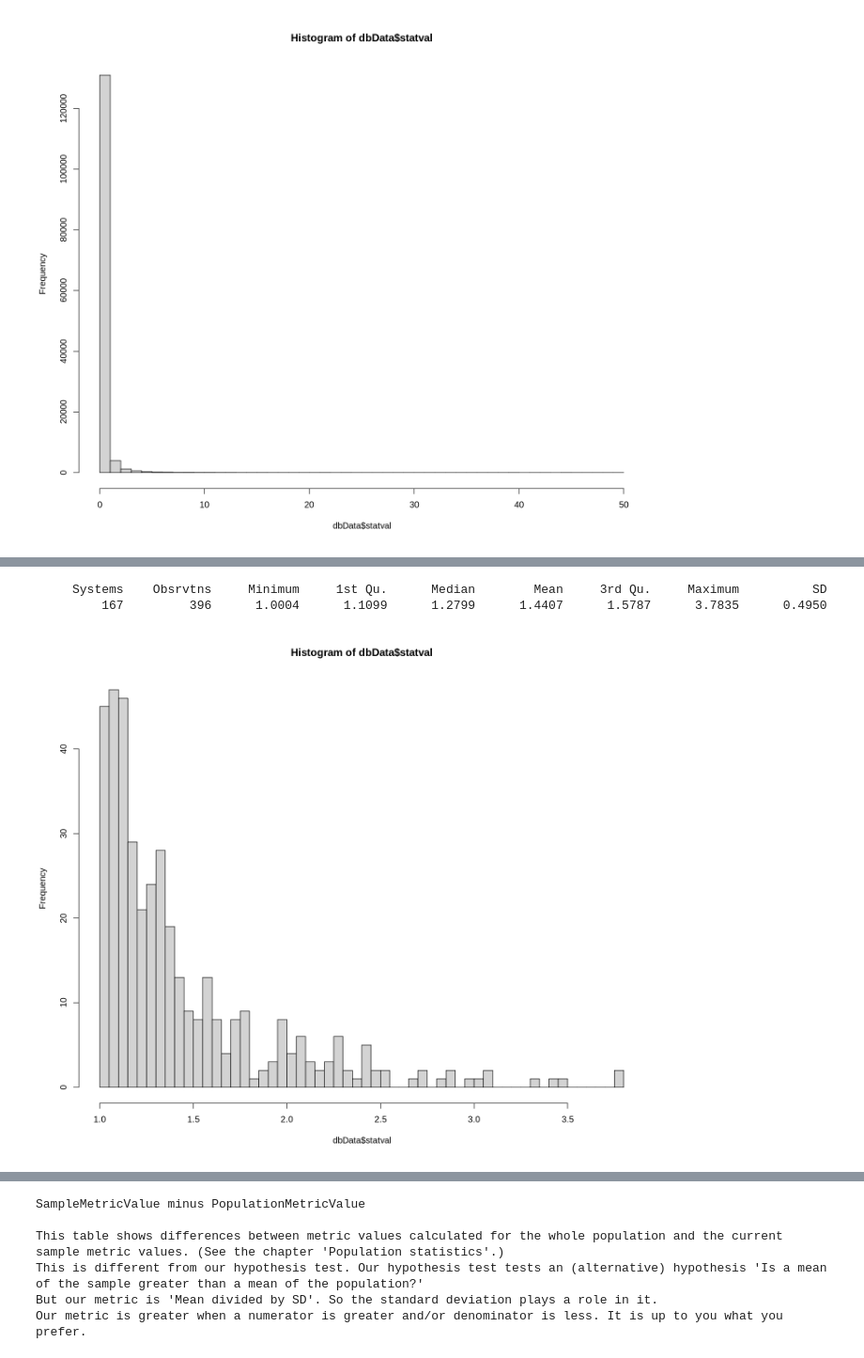
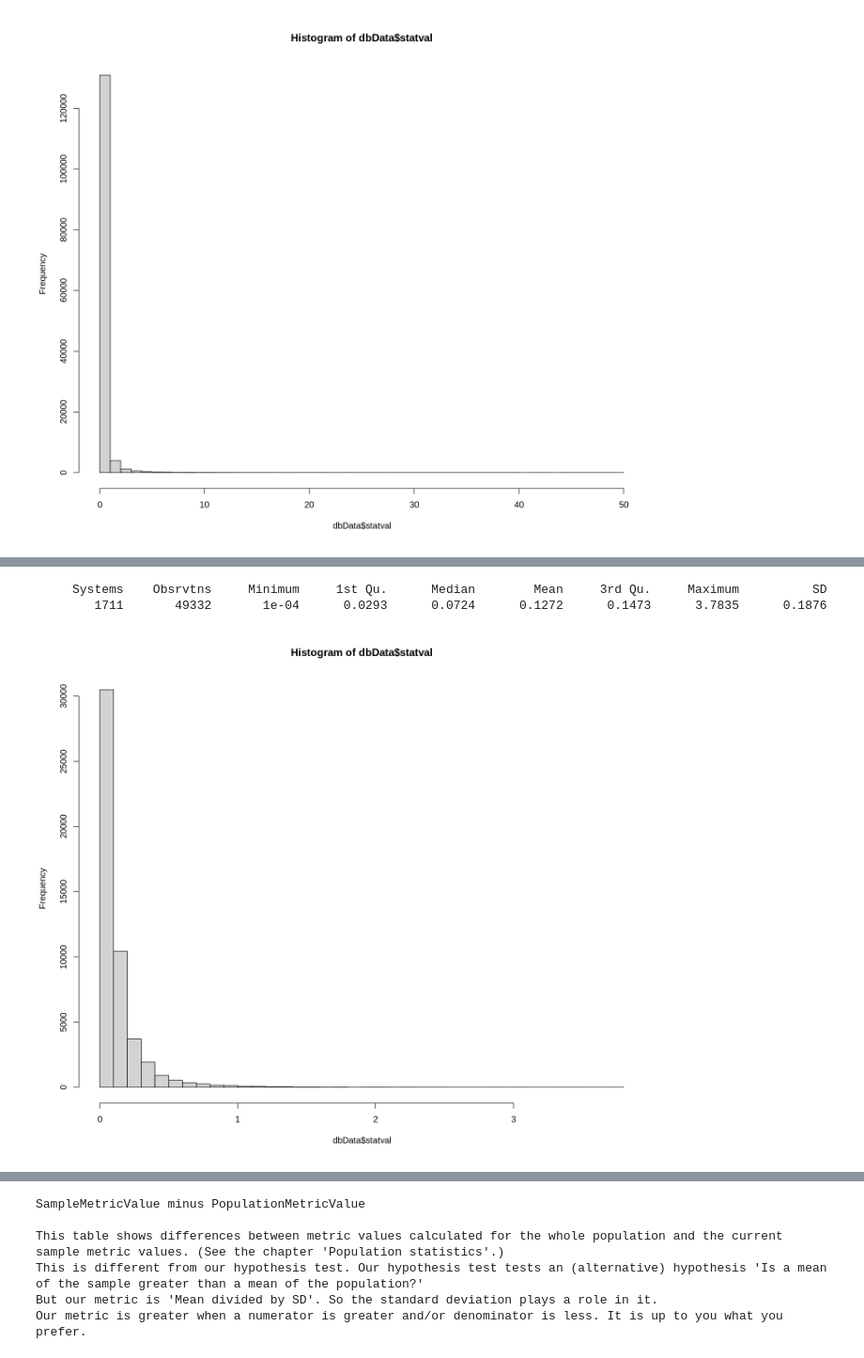
Before and after one commit to Svancara/C2ScoringWorkbench, a Jupyter notebook: C2Score_Alpha.ipynb, the cells around one changed output, grey strips where cells are left out. Shown at 94% size. Cells and saved outputs as stored; diff of their text form; code cells hidden in the pictures.

```diff
--- a/C2Score_Alpha.ipynb
+++ b/C2Score_Alpha.ipynb
@@ -41,17 +41,17 @@ hist(dbData$statval,breaks=50)
 # %%
 # Join it with our cleaned data
 sql = "select statval, eq.*
  from ReturnsDataInIntervalsCleanedSkip090 eq
  join historical_stats_modern h on h.systemid=eq.systemid and h.YYYYMMDD = cast(date_format(DateStart,'%Y%m%d') AS UNSIGNED)
- where statname='Alpha' and statval >= 1 and statval <= 5"
+ where statname='Alpha' and statval > 0 and statval <= 5"
 
 dbData = getC2ScoreDbData(sql)
 overview(dbData)
 hist(dbData$statval,breaks=50)
 # %% [output]
      Systems    Obsrvtns     Minimum     1st Qu.      Median        Mean     3rd Qu.     Maximum          SD
-         167         396      1.0004      1.1099      1.2799      1.4407      1.5787      3.7835      0.4950
+        1711       49332       1e-04      0.0293      0.0724      0.1272      0.1473      3.7835      0.1876
-[figure, old version]
+[figure, new version]
 # %%
 experiment = list(
   name = "Alpha",
```
Also changed, not shown: parts of 6 cells of this notebook.
